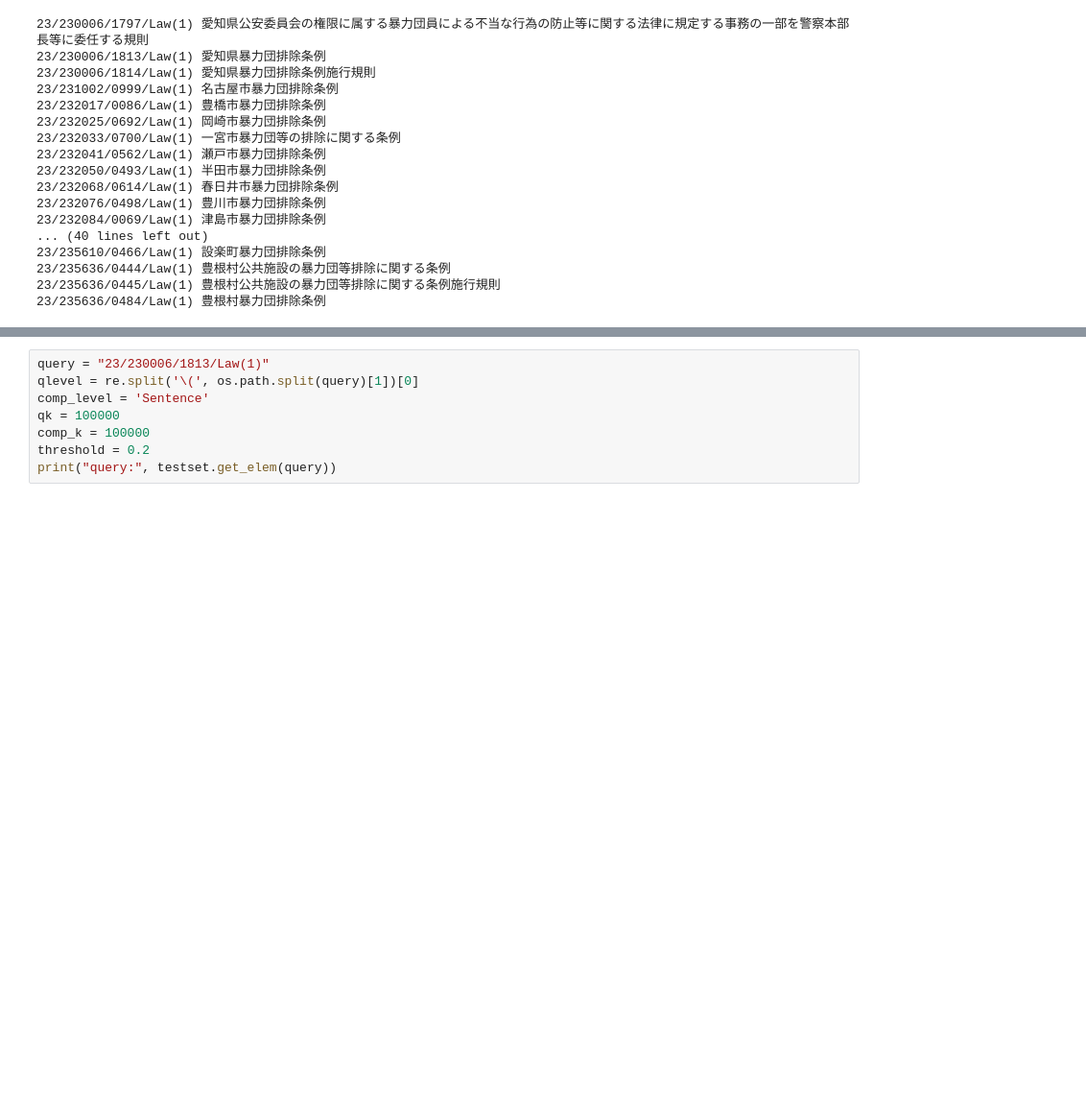
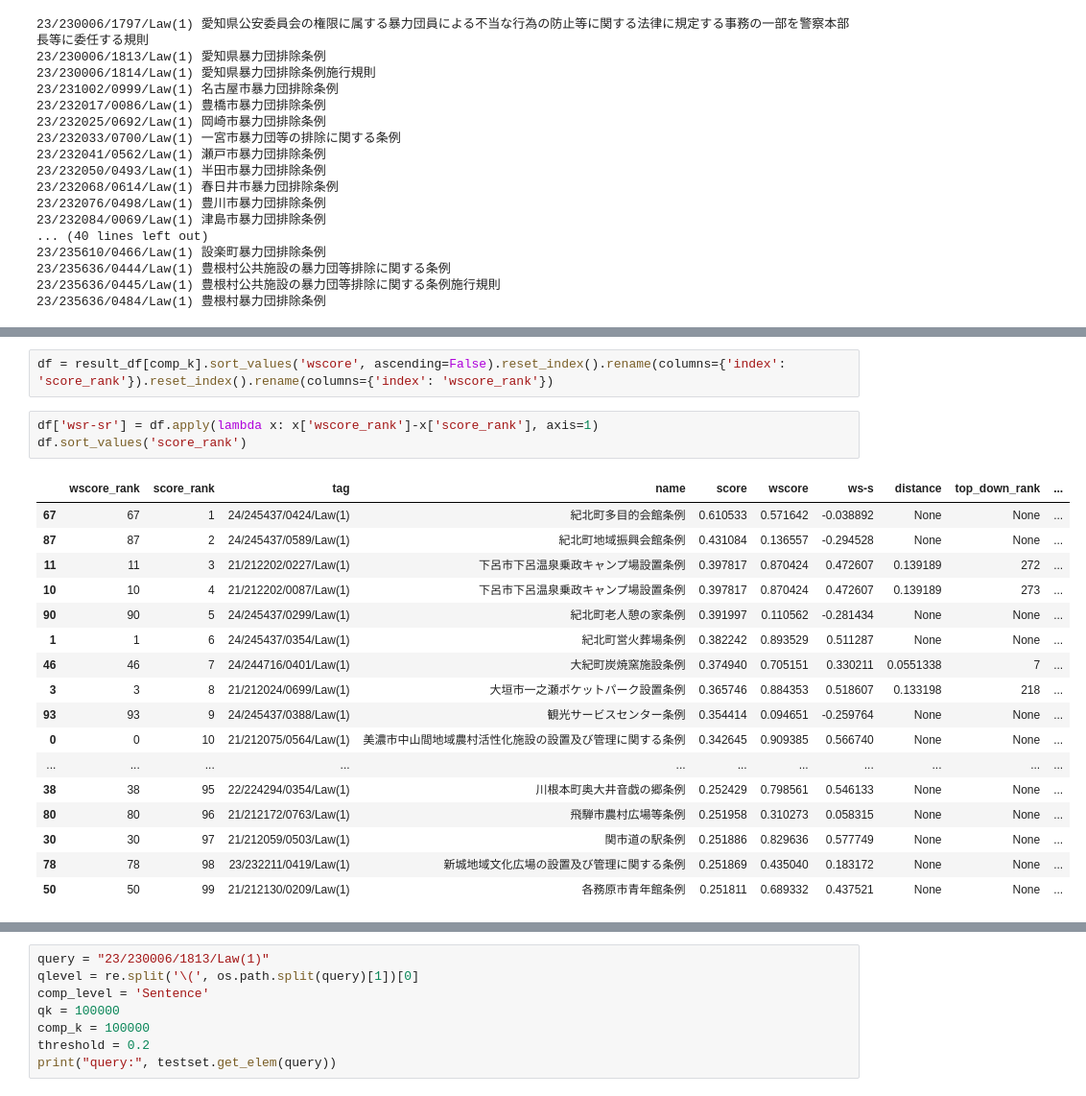
Before and after one commit to Arten013/hjst_model, a Jupyter notebook: pairtable.ipynb, the cells around one changed output, grey strips where cells are left out. Shown at 96% size. Saved outputs shown, nothing was run; the diff lists cells and outputs as text; blank space fills up the shorter version.

```diff
--- a/pairtable.ipynb
+++ b/pairtable.ipynb
@@ -194,0 +430,23 @@ add target: 半田市知多酒で乾杯を推進する条例 0.7940389
+# %%
+df = result_df[comp_k].sort_values('wscore', ascending=False).reset_index().rename(columns={'index': 'score_rank'}).reset_index().rename(columns={'index': 'wscore_rank'})
+# %%
+df['wsr-sr'] = df.apply(lambda x: x['wscore_rank']-x['score_rank'], axis=1)
+df.sort_values('score_rank')
+# %% [output]
+|  | wscore_rank | score_rank | tag | name | score | wscore | ws-s | distance | top_down_rank | ... |
+| 67 | 67 | 1 | 24/245437/0424/Law(1) | 紀北町多目的会館条例 | 0.610533 | 0.571642 | -0.038892 | None | None | ... |
+| 87 | 87 | 2 | 24/245437/0589/Law(1) | 紀北町地域振興会館条例 | 0.431084 | 0.136557 | -0.294528 | None | None | ... |
+| 11 | 11 | 3 | 21/212202/0227/Law(1) | 下呂市下呂温泉乗政キャンプ場設置条例 | 0.397817 | 0.870424 | 0.472607 | 0.139189 | 272 | ... |
+| 10 | 10 | 4 | 21/212202/0087/Law(1) | 下呂市下呂温泉乗政キャンプ場設置条例 | 0.397817 | 0.870424 | 0.472607 | 0.139189 | 273 | ... |
+| 90 | 90 | 5 | 24/245437/0299/Law(1) | 紀北町老人憩の家条例 | 0.391997 | 0.110562 | -0.281434 | None | None | ... |
+| 1 | 1 | 6 | 24/245437/0354/Law(1) | 紀北町営火葬場条例 | 0.382242 | 0.893529 | 0.511287 | None | None | ... |
+| 46 | 46 | 7 | 24/244716/0401/Law(1) | 大紀町炭焼窯施設条例 | 0.374940 | 0.705151 | 0.330211 | 0.0551338 | 7 | ... |
+| 3 | 3 | 8 | 21/212024/0699/Law(1) | 大垣市一之瀬ポケットパーク設置条例 | 0.365746 | 0.884353 | 0.518607 | 0.133198 | 218 | ... |
+| 93 | 93 | 9 | 24/245437/0388/Law(1) | 観光サービスセンター条例 | 0.354414 | 0.094651 | -0.259764 | None | None | ... |
+| 0 | 0 | 10 | 21/212075/0564/Law(1) | 美濃市中山間地域農村活性化施設の設置及び管理に関する条例 | 0.342645 | 0.909385 | 0.566740 | None | None | ... |
+| ... | ... | ... | ... | ... | ... | ... | ... | ... | ... | ... |
+| 38 | 38 | 95 | 22/224294/0354/Law(1) | 川根本町奥大井音戯の郷条例 | 0.252429 | 0.798561 | 0.546133 | None | None | ... |
+| 80 | 80 | 96 | 21/212172/0763/Law(1) | 飛騨市農村広場等条例 | 0.251958 | 0.310273 | 0.058315 | None | None | ... |
+| 30 | 30 | 97 | 21/212059/0503/Law(1) | 関市道の駅条例 | 0.251886 | 0.829636 | 0.577749 | None | None | ... |
+| 78 | 78 | 98 | 23/232211/0419/Law(1) | 新城地域文化広場の設置及び管理に関する条例 | 0.251869 | 0.435040 | 0.183172 | None | None | ... |
+| 50 | 50 | 99 | 21/212130/0209/Law(1) | 各務原市青年館条例 | 0.251811 | 0.689332 | 0.437521 | None | None | ... |
```
Also changed, not shown: parts of 24 cells of this notebook, 5 other files.
